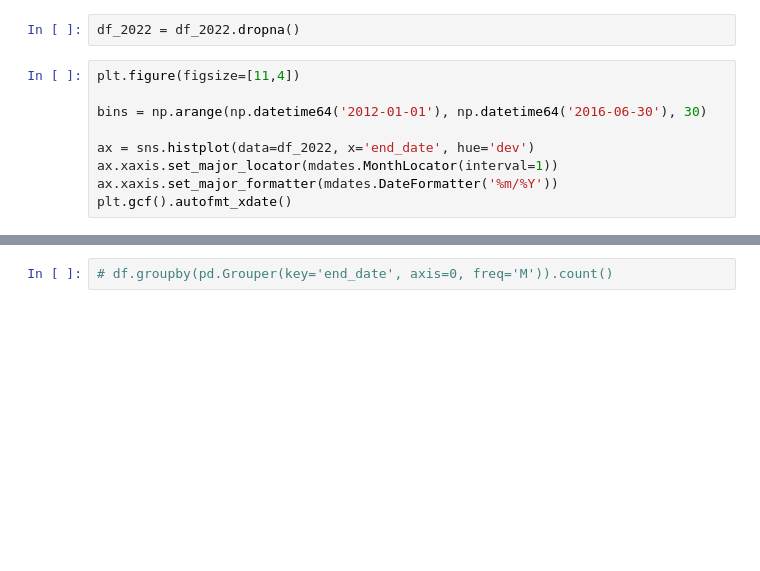
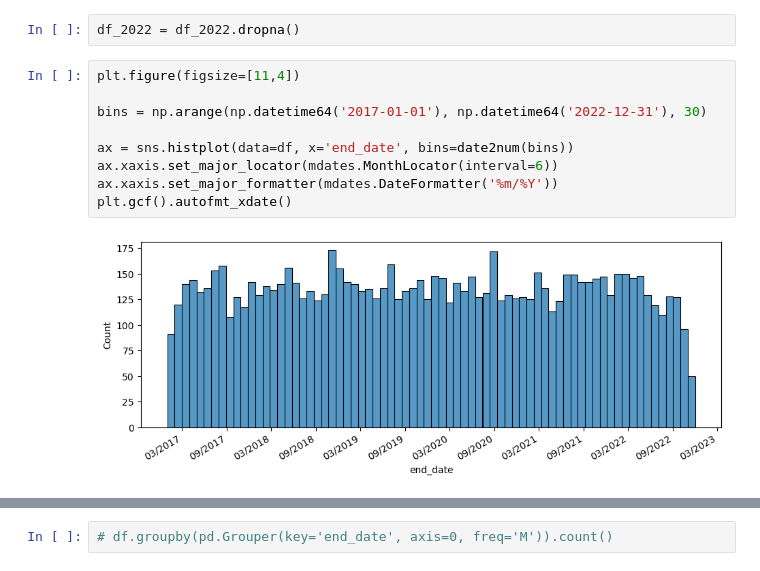
Before and after one commit to tharcyla/dashboard, a Jupyter notebook: test.ipynb, the cells around one changed output, grey strips where cells are left out. Saved outputs shown, nothing was run; the diff lists cells and outputs as text; blank space fills up the shorter version.

```diff
--- a/test.ipynb
+++ b/test.ipynb
@@ -65,11 +170,13 @@ df_2022 = df_2022.dropna()
 # %%
 plt.figure(figsize=[11,4])
 
-bins = np.arange(np.datetime64('2012-01-01'), np.datetime64('2016-06-30'), 30)
+bins = np.arange(np.datetime64('2017-01-01'), np.datetime64('2022-12-31'), 30)
 
-ax = sns.histplot(data=df_2022, x='end_date', hue='dev')
-ax.xaxis.set_major_locator(mdates.MonthLocator(interval=1))
+ax = sns.histplot(data=df, x='end_date', bins=date2num(bins))
+ax.xaxis.set_major_locator(mdates.MonthLocator(interval=6))
 ax.xaxis.set_major_formatter(mdates.DateFormatter('%m/%Y'))
 plt.gcf().autofmt_xdate()
+# %% [output]
+[figure, added]
 # %%
 df
```
Also changed, not shown: parts of 16 cells of this notebook.
